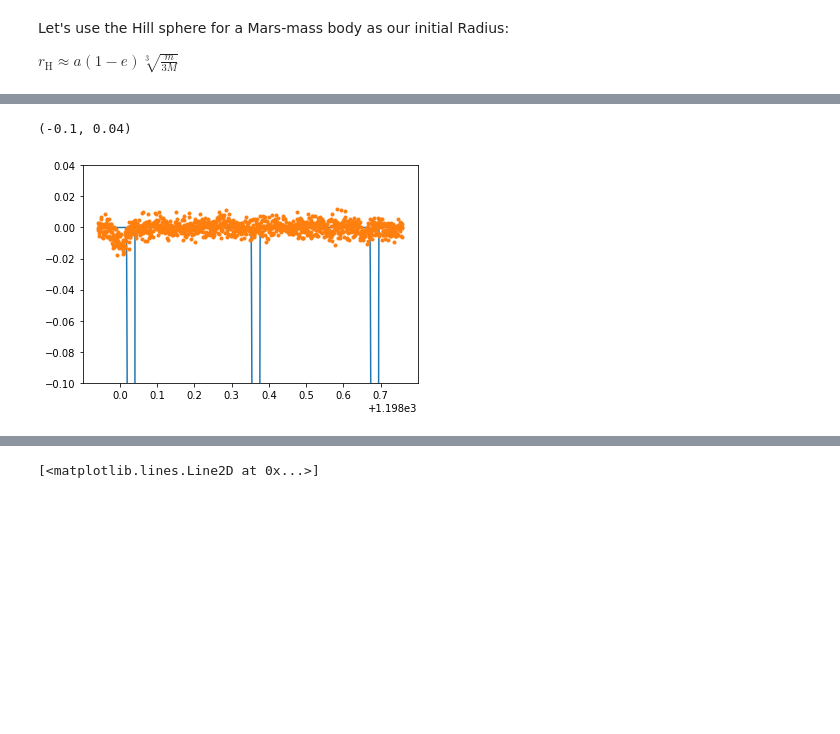
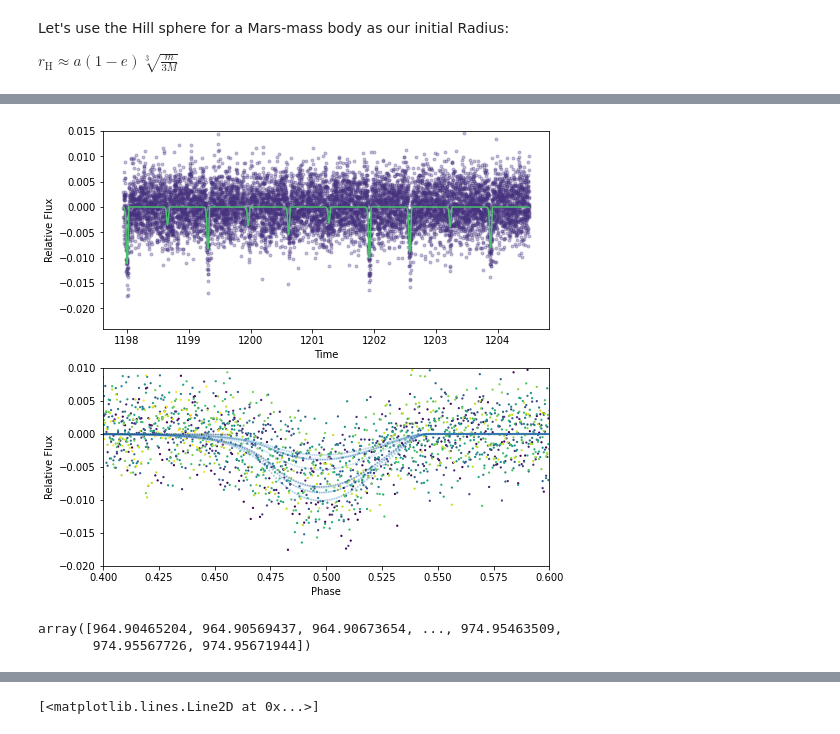
Before and after one commit to hposborn/project-find-evaporators, a Jupyter notebook: Model Ideas Notes.ipynb, the cells around one changed output, grey strips where cells are left out. Cells and saved outputs as stored; diff of their text form; code cells hidden in the pictures; blank space fills up the shorter version.

```diff
--- a/Model Ideas Notes.ipynb
+++ b/Model Ideas Notes.ipynb
@@ -227,10 +247,32 @@ with pm.Model() as model:
 # %%
 with model:
     map_estimate = pm.find_MAP(model=model, method="powell")
-# %%
-plt.plot(t[:1200],map_estimate['stacked_lc'][:1200],'-')
-plt.plot(t[:1200],flux[:1200],'.')
-plt.ylim(-0.1,0.04)
-# %% [output]
-(-0.1, 0.04)
-[figure, removed]
+# %%
+import seaborn as sns
+sns.set_palette('viridis')
+# %%
+plt.figure(figsize=(8,8))
+plt.subplot(211)
+plt.plot(t,flux,'.',alpha=0.3)
+plt.plot(t,map_estimate['stacked_lc'],'-',color='C4')
+
+plt.ylim(-0.024,0.015)
+plt.xlabel("Time")
+plt.ylabel("Relative Flux")
+
+plt.subplot(212)
+plt.scatter((phase-0.5)%1,flux,c=phase-phase[0],cmap='viridis',s=1.5)
+plt.scatter((phase-0.5)%1,map_estimate['stacked_lc'],c=phase-phase[0],cmap='Blues',s=1.5,alpha=0.3)
+plt.xlim(0.4,0.6)
+
+plt.ylim(-0.02,0.01)
+plt.xlabel("Phase")
+plt.ylabel("Relative Flux")
+plt.savefig("WorkingStackedTransitModel.png",dpi=300)
+# %% [output]
+[figure, added]
+# %%
+phase
+# %% [output]
+array([964.90465204, 964.90569437, 964.90673654, ..., 974.95463509,
+       974.95567726, 974.95671944])
```
Also changed, not shown: parts of 12 cells of this notebook, 1 other file.
